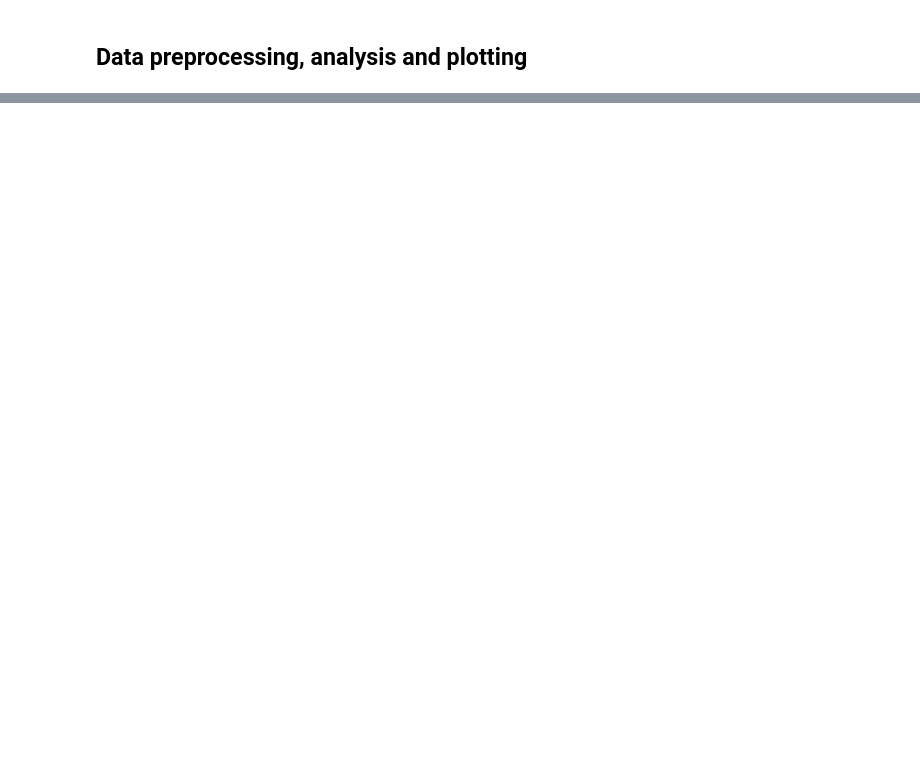
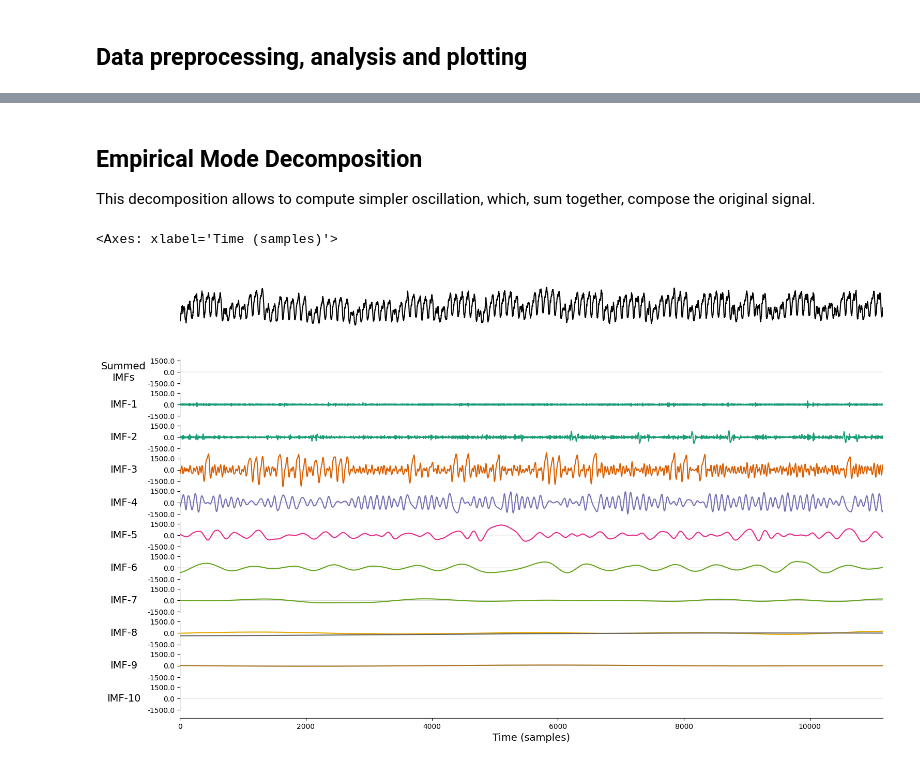
Before and after one commit to pascaltribel/trail_2024, a Jupyter notebook: DataAnalysis.ipynb, the cells around one changed output, grey strips where cells are left out. Drawn from its saved outputs; the diff is of its cells as text; code cells hidden in the pictures; blank space fills up the shorter version.

```diff
--- a/DataAnalysis.ipynb
+++ b/DataAnalysis.ipynb
@@ -44,0 +54,10 @@ na
+# %% [markdown]
+## Empirical Mode Decomposition
+This decomposition allows to compute simpler oscillation, which, sum together, compose the original signal.
+# %%
+import emd
+imf = emd.sift.sift(load)
+emd.plotting.plot_imfs(imf)
+# %% [output]
+<Axes: xlabel='Time (samples)'>
+[figure, added]
```
Also changed, not shown: parts of 12 cells of this notebook, 4 other files.
